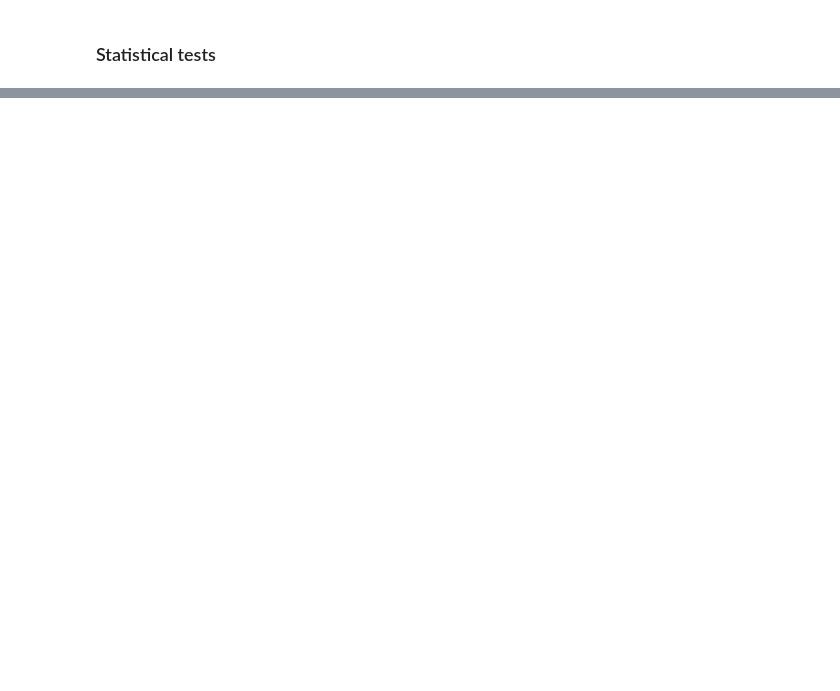
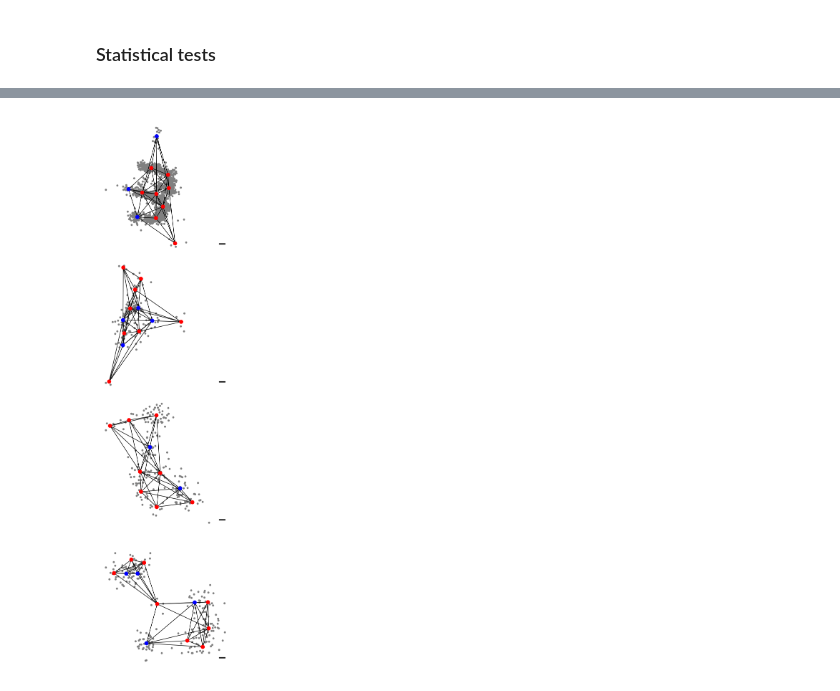
Before and after one commit to oubino/locpix_points, a Jupyter notebook: digits_letters/task_1_finaltest/scripts/analysis.ipynb, the cells around one changed output, grey strips where cells are left out. Saved outputs shown, nothing was run; the diff lists cells and outputs as text; code cells hidden in the pictures; blank space fills up the shorter version.

```diff
--- a/digits_letters/task_1_finaltest/scripts/analysis.ipynb
+++ b/digits_letters/task_1_finaltest/scripts/analysis.ipynb
@@ -716,0 +809,20 @@ attention_eval(cluster_model, attention_config, cluster_dataitem, device, loc_da
+# %%
+dataitems = []
+node_imps = []
+for file_name in files:
+    cluster_dataitem, loc_dataitem, prediction = get_prediction(
+        file_name,
+        cluster_model,
+        cluster_train_set,
+        loc_train_set,
+        cluster_val_set,
+        loc_val_set,
+        cluster_test_set,
+        loc_test_set,
+        project_directory,
+        device,
+        gt_label_map
+    )
+    _, _, cluster_dataitem, node_imp = subgraph_eval(cluster_model, device, subgraph_config, cluster_dataitem, prediction)
+    dataitems.append(cluster_dataitem)
+    node_imps.append(node_imp)
@@ -716,0 +882,40 @@ attention_eval(cluster_model, attention_config, cluster_dataitem, device, loc_da
+# %%
+# visualise overlaid subgraph using matplotlib
+
+if not final_test:
+    fold = config["fold"]
+    file_folder = f"processed/fold_{fold}"
+else:
+    file_folder = "processed"
+
+fig, ax = plt.subplots(4,1,figsize=(20,20), sharex=True, sharey=True)
+for idx, file_name in enumerate(files):
+
+    file_loc = find_graph_path(project_directory, file_name, file_folder)
+    # raw file
+    processed_file = torch.load(file_loc)
+    processed_file = processed_file.pos_dict['locs'].cpu().numpy()
+    x = processed_file[:,0]
+    y = processed_file[:,1]
+    ax[idx].set_aspect('equal', adjustable='box')
+    ax[idx].scatter(y, x, s=10, c='0.5')
+    #ax[idx].axis('off')
+    scalebar = AnchoredSizeBar(ax[idx].transData,
+                               0.1, '', 'lower right',
+                               pad=1,
+                               color='k',
+                               frameon=False,
+                               size_vertical=0.01)
+
+    ax[idx].add_artist(scalebar)
+    # graph
+    nx_g = to_networkx(dataitems[idx], to_undirected=True)
+    nx_g.remove_edges_from(nx.selfloop_edges(nx_g))
+    pos = dataitems[idx].pos.cpu().numpy()
+    node_color = np.where(node_imps[idx].cpu().numpy(), 'r', 'b')
+    draw(nx_g, pos=np.flip(pos, axis= 1), ax=ax[idx], node_color=node_color, node_size=50)
+output_path = os.path.join(project_directory, "output", "combined" + '_subgraphx.svg')
+plt.subplots_adjust(wspace=0, hspace=0)
+plt.savefig(output_path, transparent=True, bbox_inches="tight", pad_inches=0)
+# %% [output]
+[figure, added]
```
Also changed, not shown: parts of 18 cells of this notebook.
